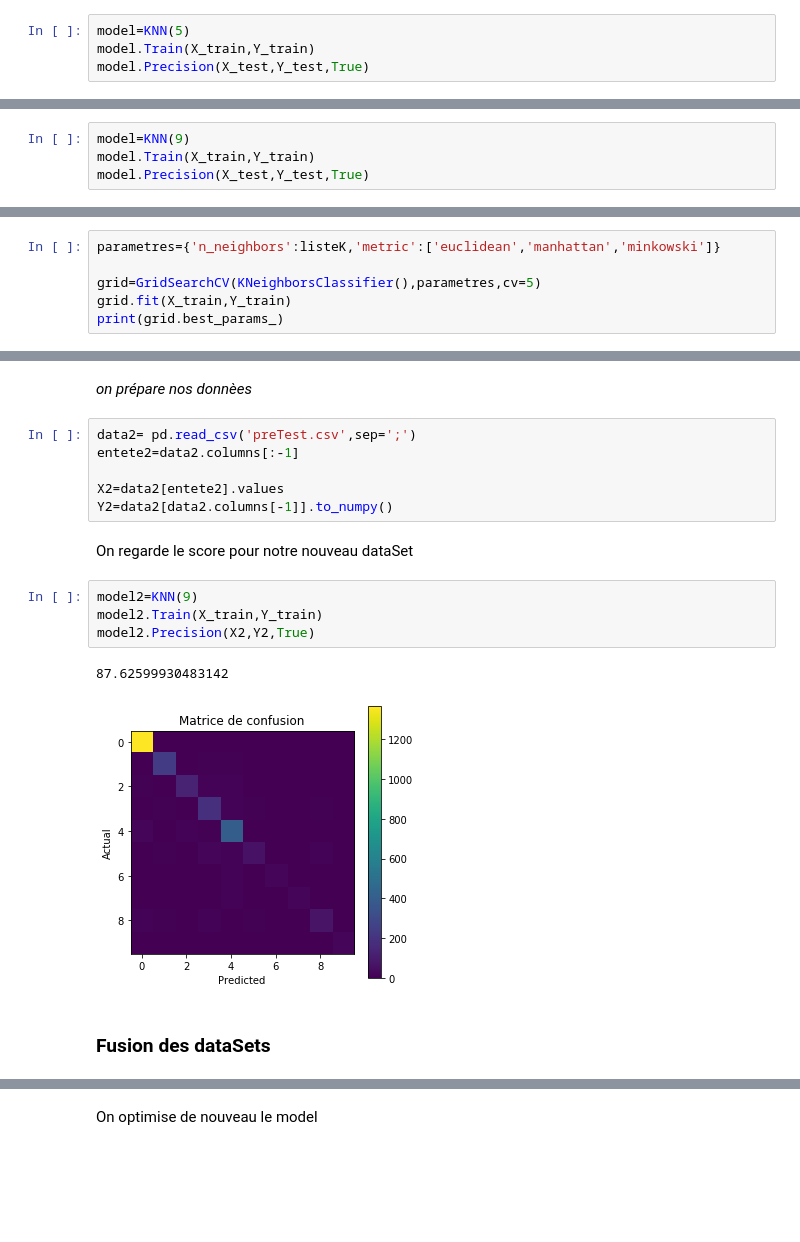
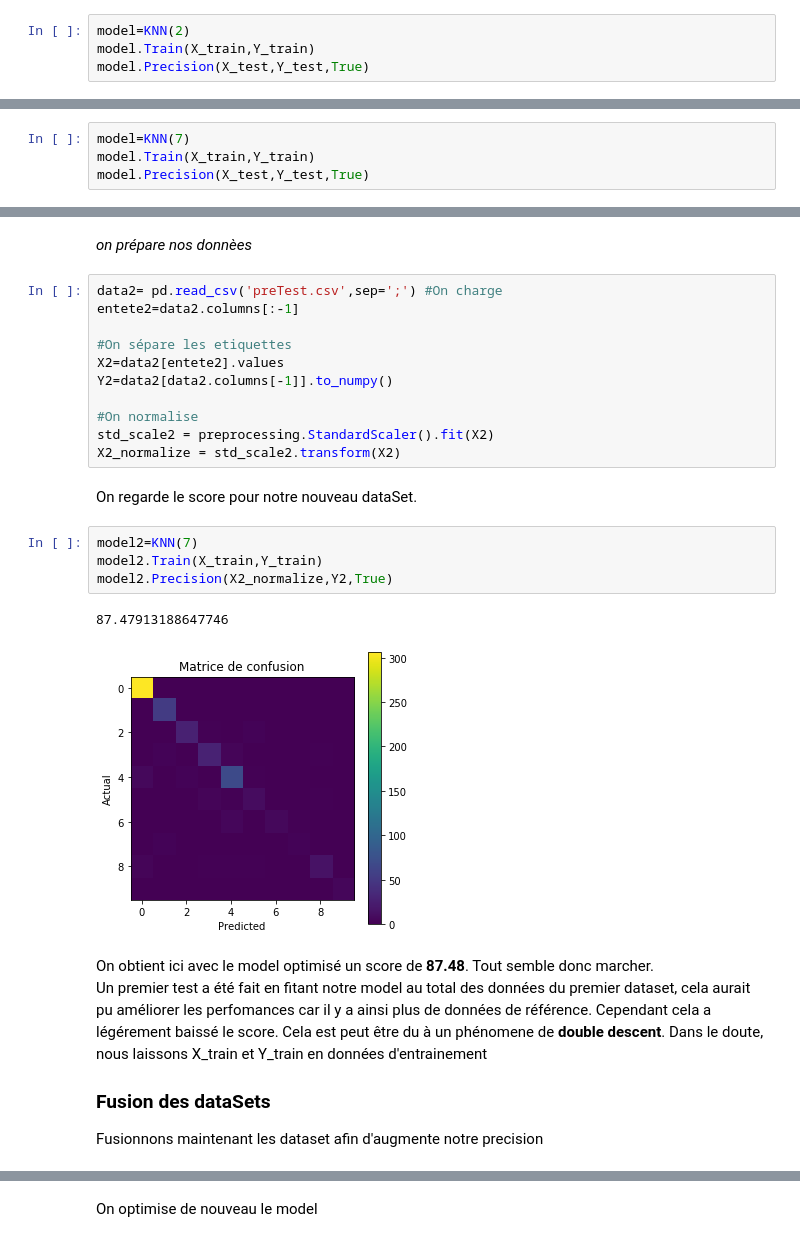
Before and after one commit to VictorGoubet/Classification, a Jupyter notebook: Notebook KNN.ipynb, the cells around one changed output, grey strips where cells are left out. Cells and saved outputs as stored; diff of their text form; blank space fills up the shorter version.

```diff
--- a/Notebook KNN.ipynb
+++ b/Notebook KNN.ipynb
@@ -94,5 +102,5 @@ On test notre fonction avec le resultat labels utilisant k=5 <br> On affiche le
 # %%
-model=KNN(5)
+model=KNN(2)
 model.Train(X_train,Y_train)
 model.Precision(X_test,Y_test,True)
 # %% [output]
@@ -194,6 +203,6 @@ On peut voir ici que l'on obtient des scores haut pour k=4 ou k=9. Cependant un
 ### Test final
 # %%
-model=KNN(9)
+model=KNN(7)
 model.Train(X_train,Y_train)
 model.Precision(X_test,Y_test,True)
 # %% [output]
@@ -256,6 +217,0 @@ from sklearn.model_selection import GridSearchCV
-# %%
-parametres={'n_neighbors':listeK,'metric':['euclidean','manhattan','minkowski']}
-
-grid=GridSearchCV(KNeighborsClassifier(),parametres,cv=5)
-grid.fit(X_train,Y_train)
-print(grid.best_params_)
@@ -278,20 +223,28 @@ Nous avons maintenant un deuxième dataset à diposition. Nous avons choisit d'u
 # %% [markdown]
 *on prépare nos donnèes*
 # %%
-data2= pd.read_csv('preTest.csv',sep=';')
+data2= pd.read_csv('preTest.csv',sep=';') #On charge
 entete2=data2.columns[:-1]
 
+#On sépare les etiquettes
 X2=data2[entete2].values
 Y2=data2[data2.columns[-1]].to_numpy()
+
+#On normalise
+std_scale2 = preprocessing.StandardScaler().fit(X2)
+X2_normalize = std_scale2.transform(X2)
 # %% [markdown]
-On regarde le score pour notre nouveau dataSet
+On regarde le score pour notre nouveau dataSet.
 # %%
-model2=KNN(9)
+model2=KNN(7)
 model2.Train(X_train,Y_train)
-model2.Precision(X2,Y2,True)
+model2.Precision(X2_normalize,Y2,True)
 # %% [output]
-87.62599930483142
+87.47913188647746
-[figure, old version]
+[figure, new version]
-# %% [markdown]
-### Fusion des dataSets
+# %% [markdown]
+On obtient ici avec le model optimisé un score de **87.48**. Tout semble donc marcher.<br>
+Un premier test a été fait en fitant notre model au total des données du premier dataset, cela aurait pu améliorer les perfomances car il y a ainsi plus de données de référence. Cependant cela a légérement baissé le score. Cela est peut être du à un phénomene de **double descent**. Dans le doute, nous laissons X_train et Y_train en données d'entrainement
+### Fusion des dataSets
+Fusionnons maintenant les dataset afin d'augmente notre precision
 # %%
```
Also changed, not shown: parts of 53 cells of this notebook, 3 other files.
